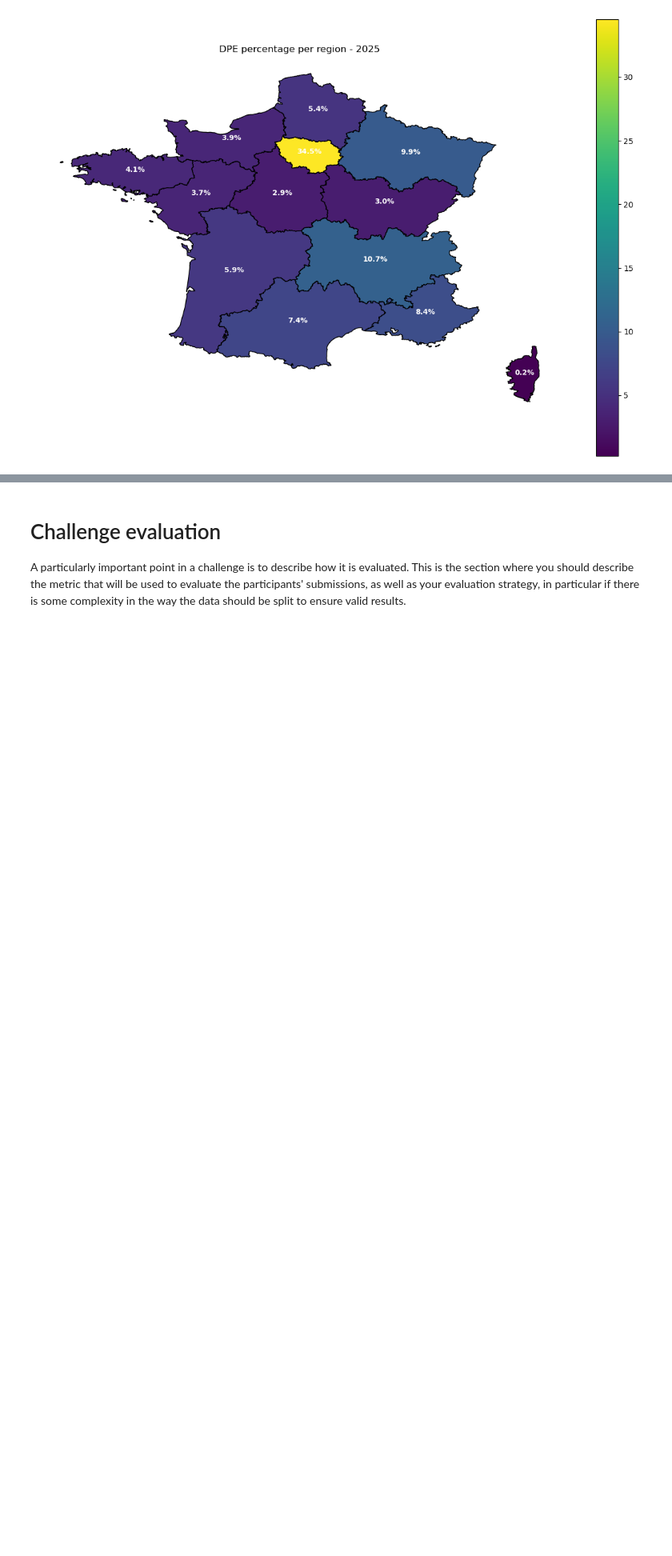
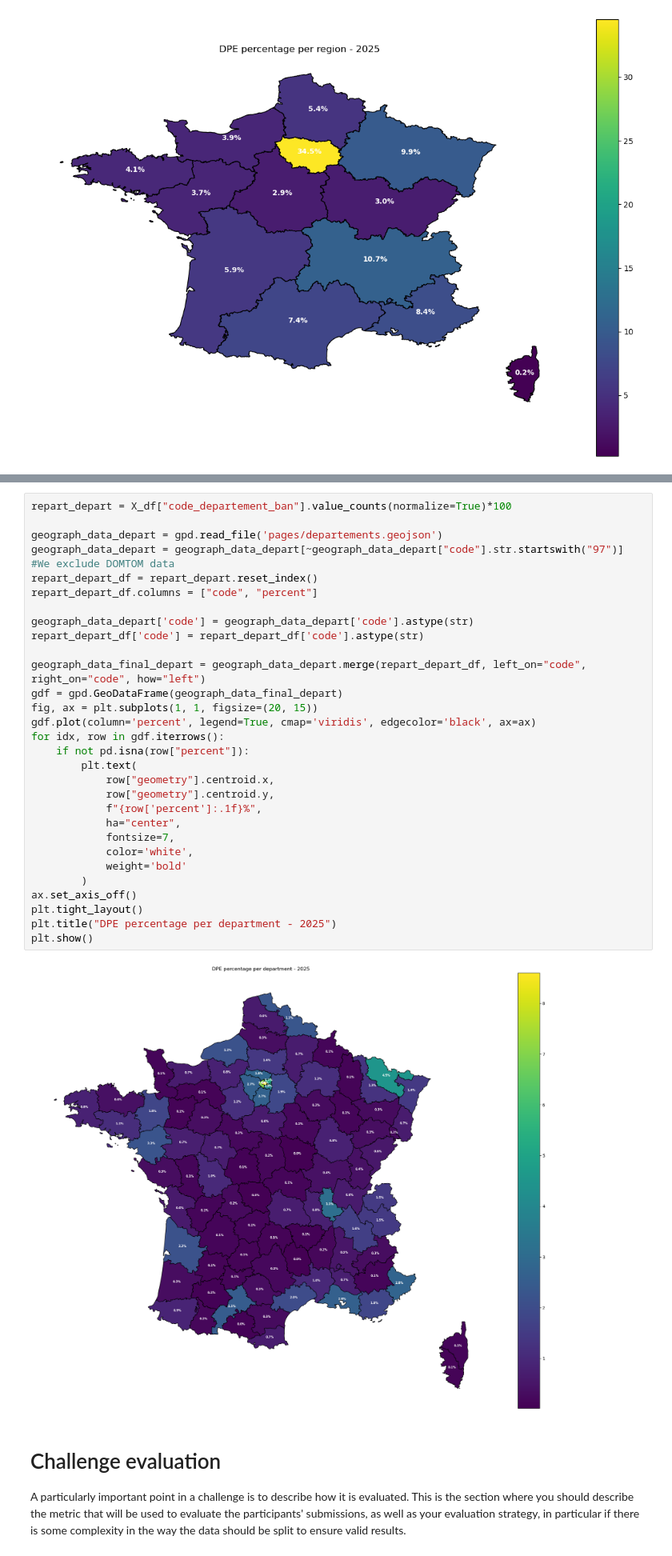
Before and after one commit to AlexandreLarry1/datacamp22, a Jupyter notebook: template_starting_kit.ipynb, the cells around one changed output, grey strips where cells are left out. Shown at 80% size. Saved outputs shown, nothing was run; the diff lists cells and outputs as text; blank space fills up the shorter version.

```diff
--- a/template_starting_kit.ipynb
+++ b/template_starting_kit.ipynb
@@ -119,3 +122,35 @@ plt.show()
+# %%
+repart_depart = X_df["code_departement_ban"].value_counts(normalize=True)*100
+
+geograph_data_depart = gpd.read_file('pages/departements.geojson')
+geograph_data_depart = geograph_data_depart[~geograph_data_depart["code"].str.startswith("97")] #We exclude DOMTOM data
+repart_depart_df = repart_depart.reset_index()
+repart_depart_df.columns = ["code", "percent"]
+
+geograph_data_depart['code'] = geograph_data_depart['code'].astype(str)
+repart_depart_df['code'] = repart_depart_df['code'].astype(str)
+
+geograph_data_final_depart = geograph_data_depart.merge(repart_depart_df, left_on="code", right_on="code", how="left")
+gdf = gpd.GeoDataFrame(geograph_data_final_depart)
+fig, ax = plt.subplots(1, 1, figsize=(20, 15))
+gdf.plot(column='percent', legend=True, cmap='viridis', edgecolor='black', ax=ax)
+for idx, row in gdf.iterrows():
+    if not pd.isna(row["percent"]):
+        plt.text(
+            row["geometry"].centroid.x,
+            row["geometry"].centroid.y,
+            f"{row['percent']:.1f}%",
+            ha="center",
+            fontsize=7,
+            color='white',
+            weight='bold'
+        )
+ax.set_axis_off()
+plt.tight_layout()
+plt.title("DPE percentage per department - 2025")
+plt.show()
+# %% [output]
+[figure, added]
 # %% [markdown]
 # Challenge evaluation
 
```
Also changed, not shown: parts of 1 cell of this notebook.
